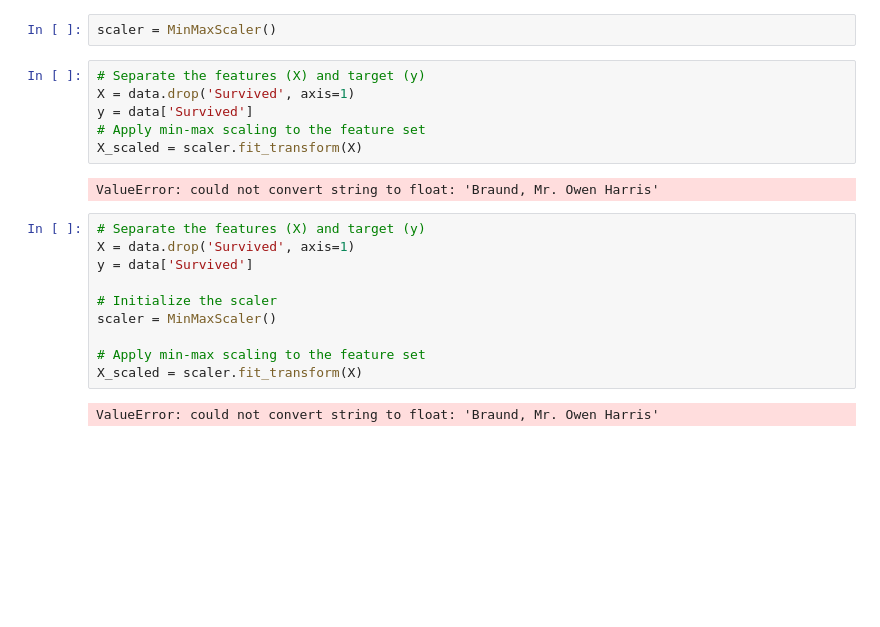
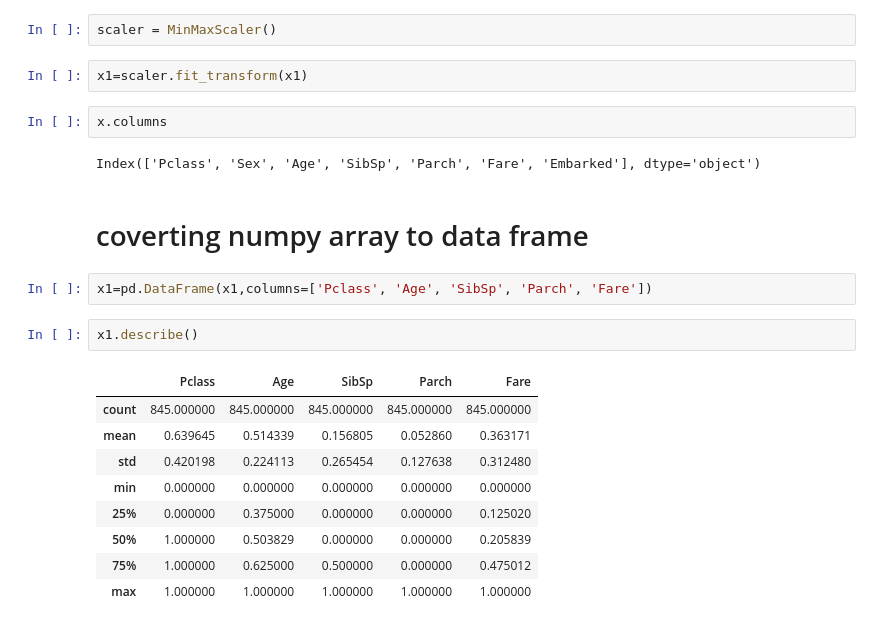
Before and after one commit to sreejayans/ictk, a Jupyter notebook: Assignment on preprocessing using titanic_dataset.ipynb, the cells around one changed output. Saved outputs shown, nothing was run; the diff lists cells and outputs as text; blank space fills up the shorter version.

```diff
--- a/Assignment on preprocessing using titanic_dataset.ipynb
+++ b/Assignment on preprocessing using titanic_dataset.ipynb
@@ -281,22 +325,24 @@ from sklearn.preprocessing import MinMaxScaler
 # %%
 scaler = MinMaxScaler()
-# %%
-# Separate the features (X) and target (y)
-X = data.drop('Survived', axis=1)
-y = data['Survived']
-# Apply min-max scaling to the feature set
-X_scaled = scaler.fit_transform(X)
-# %% [output]
-ValueError: could not convert string to float: 'Braund, Mr. Owen Harris'
-# %%
-# Separate the features (X) and target (y)
-X = data.drop('Survived', axis=1)
-y = data['Survived']
-
-# Initialize the scaler
-scaler = MinMaxScaler()
-
-# Apply min-max scaling to the feature set
-X_scaled = scaler.fit_transform(X)
-# %% [output]
-ValueError: could not convert string to float: 'Braund, Mr. Owen Harris'
+# %%
+x1=scaler.fit_transform(x1)
+# %%
+x.columns
+# %% [output]
+Index(['Pclass', 'Sex', 'Age', 'SibSp', 'Parch', 'Fare', 'Embarked'], dtype='object')
+# %% [markdown]
+# coverting numpy array to data frame
+# %%
+x1=pd.DataFrame(x1,columns=['Pclass', 'Age', 'SibSp', 'Parch', 'Fare'])
+# %%
+x1.describe()
+# %% [output]
+|  | Pclass | Age | SibSp | Parch | Fare |
+| count | 845.000000 | 845.000000 | 845.000000 | 845.000000 | 845.000000 |
+| mean | 0.639645 | 0.514339 | 0.156805 | 0.052860 | 0.363171 |
+| std | 0.420198 | 0.224113 | 0.265454 | 0.127638 | 0.312480 |
+| min | 0.000000 | 0.000000 | 0.000000 | 0.000000 | 0.000000 |
+| 25% | 0.000000 | 0.375000 | 0.000000 | 0.000000 | 0.125020 |
+| 50% | 1.000000 | 0.503829 | 0.000000 | 0.000000 | 0.205839 |
+| 75% | 1.000000 | 0.625000 | 0.500000 | 0.000000 | 0.475012 |
+| max | 1.000000 | 1.000000 | 1.000000 | 1.000000 | 1.000000 |
```
Also changed, not shown: parts of 18 cells of this notebook.
